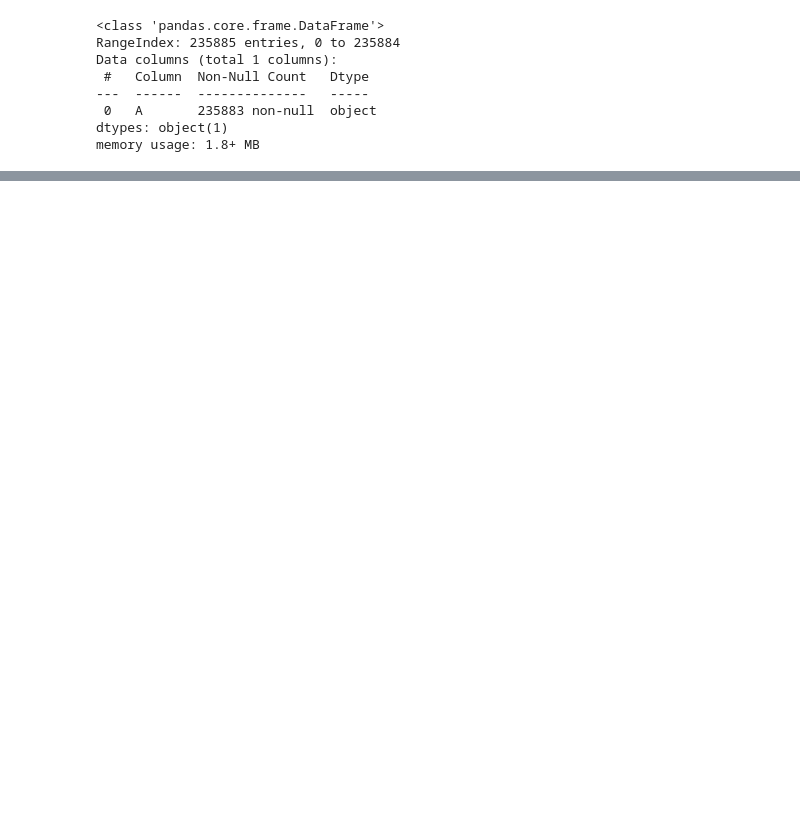
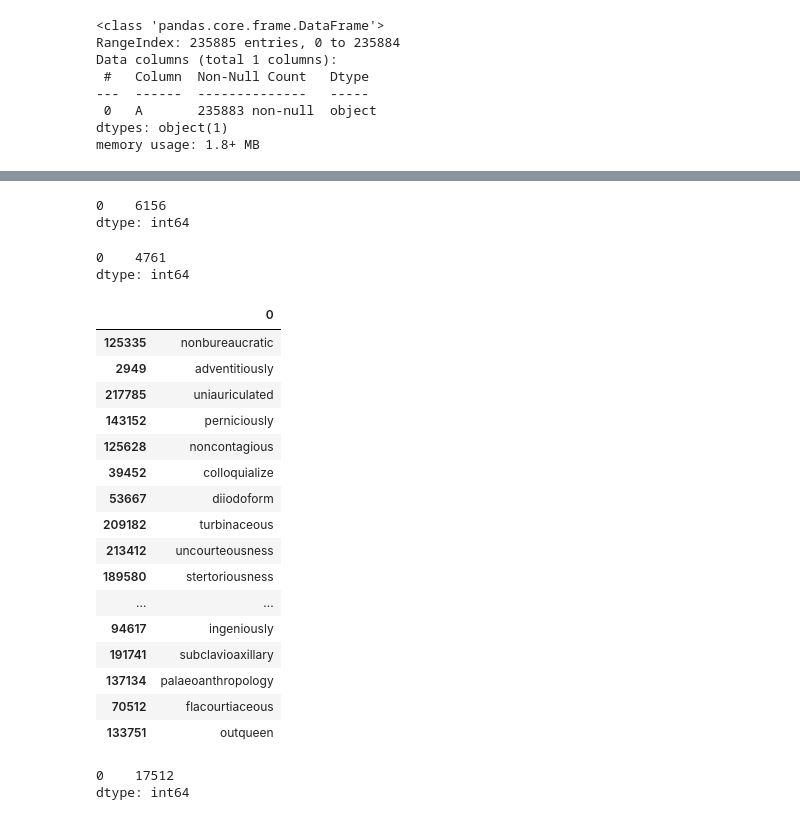
Before and after one commit to Ken-Alviola/natural-language-processing-exercises, a Jupyter notebook: regex.ipynb, the cells around one changed output, grey strips where cells are left out. Saved outputs shown, nothing was run; the diff lists cells and outputs as text; code cells hidden in the pictures; blank space fills up the shorter version.

```diff
--- a/regex.ipynb
+++ b/regex.ipynb
@@ -215,0 +239,44 @@ memory usage: 1.8+ MB
+# %%
+pd.set_option('display.max_columns', None)
+pd.set_option('display.max_rows', None)
+three_plus_vowels = three_plus_vowels.dropna()
+three_plus_vowels.count()
+# %% [output]
+0    6156
+dtype: int64
+# %%
+regexp = r"(\b(?=[a-z]*[aeiou]{3})[a-z]+\b)"
+three_vowels_in_a_row = words[0].str.extract(regexp)
+three_vowels_in_a_row = three_vowels_in_a_row.dropna()
+three_vowels_in_a_row.count()
+# %% [output]
+0    4761
+dtype: int64
+# %%
+three_vowels_in_a_row.sample(100)
+# %% [output]
+|  | 0 |
+| 125335 | nonbureaucratic |
+| 2949 | adventitiously |
+| 217785 | uniauriculated |
+| 143152 | perniciously |
+| 125628 | noncontagious |
+| 39452 | colloquialize |
+| 53667 | diiodoform |
+| 209182 | turbinaceous |
+| 213412 | uncourteousness |
+| 189580 | stertoriousness |
+| ... | ... |
+| 94617 | ingeniously |
+| 191741 | subclavioaxillary |
+| 137134 | palaeoanthropology |
+| 70512 | flacourtiaceous |
+| 133751 | outqueen |
+# %%
+regexp = r"(\b(?=[a-z]*[^aeiou]{4})[a-z]+\b)"
+four_consonants_in_a_row = words[0].str.extract(regexp)
+four_consonants_in_a_row= four_consonants_in_a_row.dropna()
+four_consonants_in_a_row.count()
+# %% [output]
+0    17512
+dtype: int64
```
Also changed, not shown: parts of 7 cells of this notebook.
